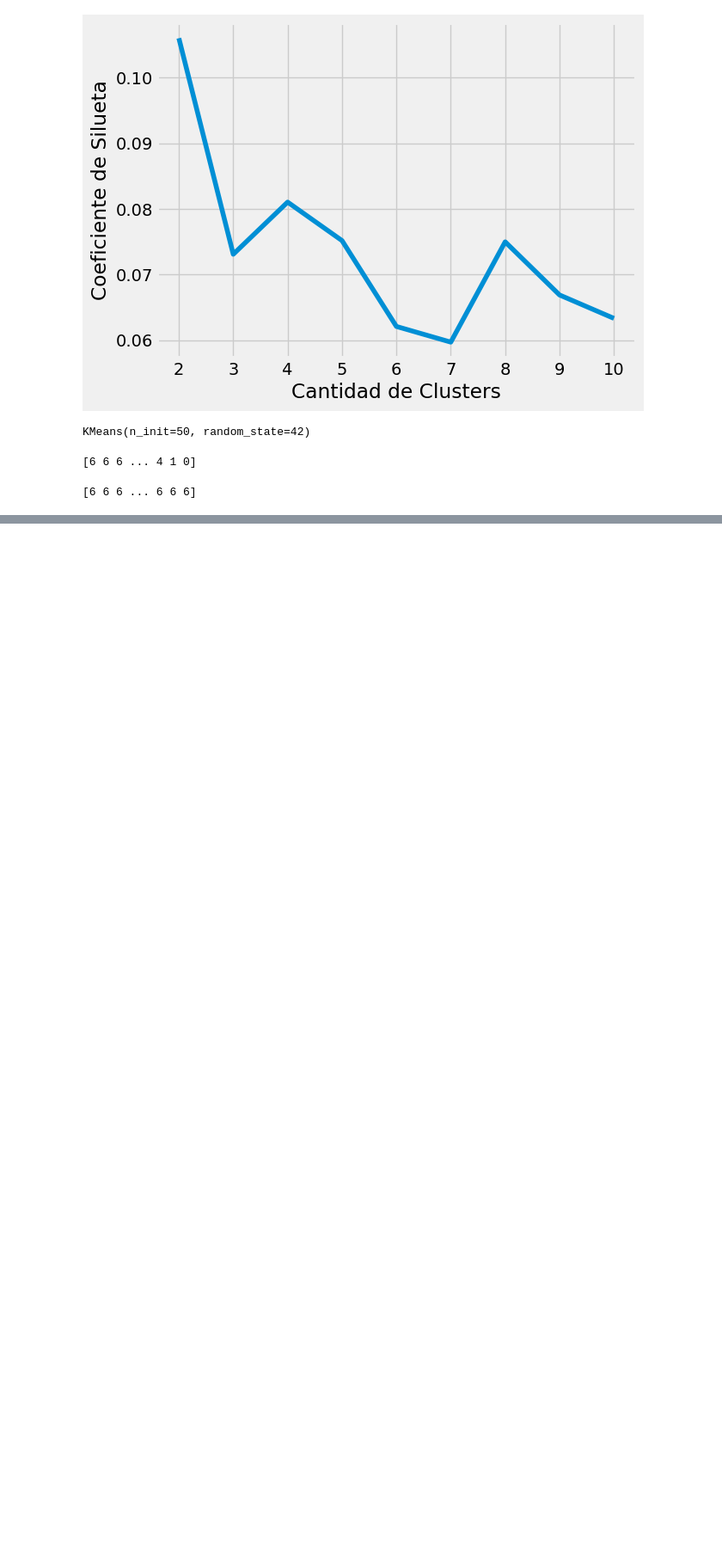
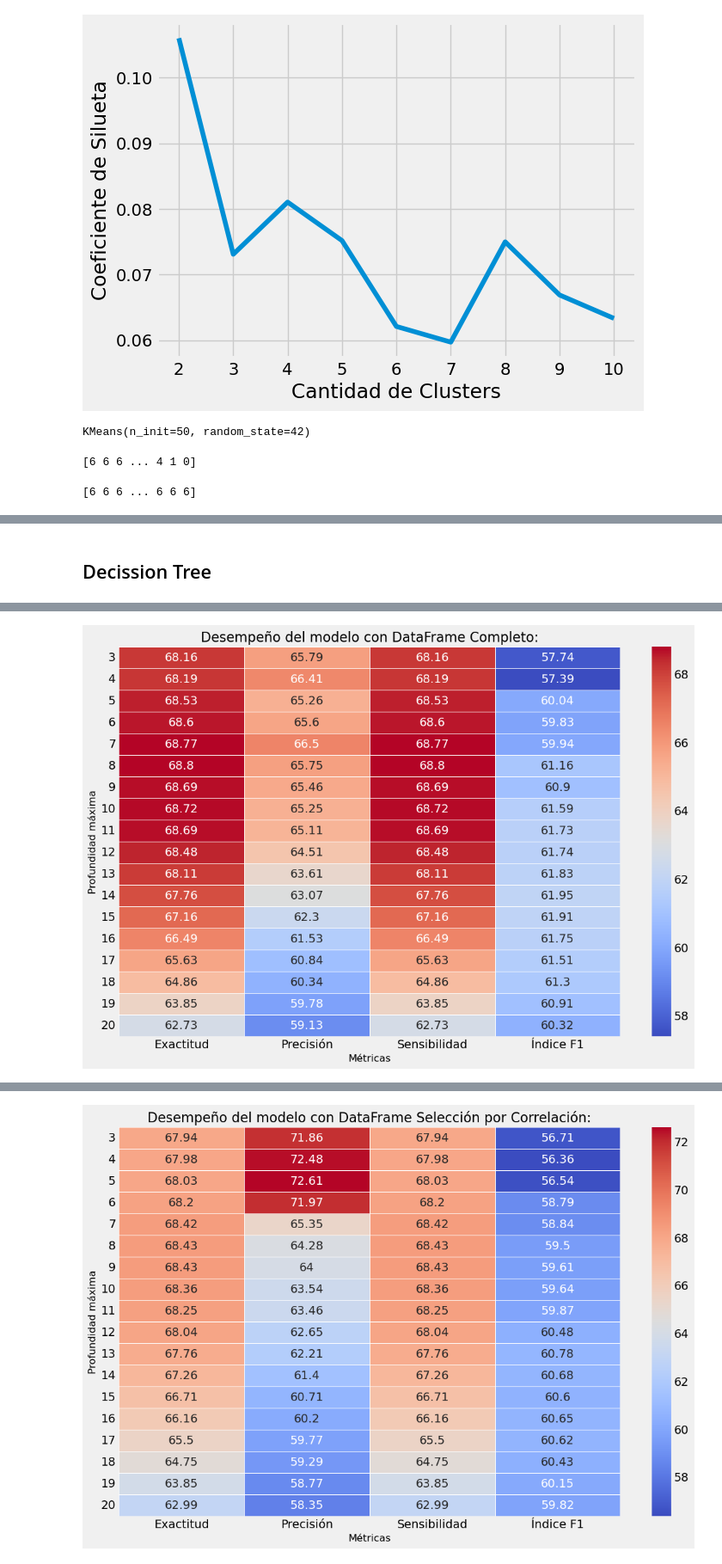
Before and after one commit to NnDz23/TFM, a Jupyter notebook: Notebook TFM.ipynb, the cells around one changed output, grey strips where cells are left out. Shown at 86% size. Cells and saved outputs as stored; diff of their text form; code cells hidden in the pictures; blank space fills up the shorter version.

```diff
--- a/Notebook TFM.ipynb
+++ b/Notebook TFM.ipynb
@@ -1078,5 +703,0 @@ model_pca_lr = LinearRegression()
-# %%
-# Ajustar el modelo a los datos de entrenamiento
-model.fit(X_train, y_train)
-
-model_pca_lr.fit(X_train_pca_lr, y_train_pca_lr)
@@ -1143,0 +761,8 @@ plt.show()
+# %%
+# Usar los LabelEncoders generados en la Matriz de correlación
+df_encoded = label_encode(df_sin_duplicados,label_encoders)
+
+# Remover la variable dependiente del DataFrame
+DF_Columnas_Todas = df_encoded.drop(columns=columna_y).copy()
+
+DF_Columnas_Todas.head()
@@ -1143,0 +838,63 @@ plt.show()
+# %%
+dfs = {
+    'DataFrame Completo': DF_Columnas_Todas,
+    'DataFrame Selección por Correlación': DF_Columnas_Correlacion,
+    'DataFrame con PCA': DF_Columnas_PCA
+}
+# %% [markdown]
+## Decission Tree
+# %%
+# Probar con cada DataFrame
+for nombre, df in dfs.items():
+    print("=====================================================")
+    print("=====================================================")
+    print("")
+    print(f"Árbol de decisión, busqueda de max_depth óptimo con {nombre}:")
+    print("")
+
+    # Separar en datos de entrenamiento y prueba
+    X_train, X_test, y_train, y_test = train_test_split(df, puntaje_global_cat, test_size=0.2, random_state=42)
+
+    # Imprimir los tamaños de los conjuntos de prueba y entrenamiento resultantes
+    print("X_train shape:", X_train.shape)
+    print("X_test shape:", X_test.shape)
+    print("y_train shape:", y_train.shape)
+    print("y_test shape:", y_test.shape)
+    print("")
+
+    resultados_dt = []
+
+    for num in range(3, 21):
+        # Árbol
+        dt_poda = DecisionTreeClassifier(max_depth=num,random_state=42)
+        # Entrenamiento
+        dt_poda = dt_poda.fit(X_train, y_train)
+        # Predicciones
+        y_pred_dt_poda = dt_poda.predict(X_test)
+
+        resultados_dt.append({
+            "Profundidad": num,
+            "Exactitud": round(metrics.accuracy_score(y_test, y_pred_dt_poda)*100,2),
+            "Precisión": round(metrics.precision_score(y_test, y_pred_dt_poda, average='weighted', zero_division=1)*100,2),
+            "Sensibilidad": round(metrics.recall_score(y_test, y_pred_dt_poda, average='weighted', zero_division=1)*100,2),
+            "Índice F1": round(metrics.f1_score(y_test, y_pred_dt_poda, average='weighted', zero_division=1)*100,2)
+        })
+
+    # Convertir a DataFrame para graficar
+    resultados_dt_df = pd.DataFrame(resultados_dt)
+    resultados_dt_df.set_index("Profundidad", inplace=True)
+
+    # Crear mapa de calor
+    plt.figure(figsize=(12, 8))
+    ax = sns.heatmap(resultados_dt_df, annot=True, cmap='coolwarm', fmt=".5g", linewidths=.5)
+
+    # Add title and labels
+    plt.title(f"Desempeño del modelo con {nombre}:", fontsize=16)
+    plt.xlabel("Métricas", fontsize=12)
+    plt.ylabel("Profundidad máxima", fontsize=12)
+
+    ax.set_yticklabels(ax.get_yticklabels(), rotation=0)
+
+    # Show the heatmap
+    plt.show()
+# %% [output]
@@ -1143,0 +910 @@ plt.show()
+[figure, added]
@@ -1143,0 +920 @@ plt.show()
+[figure, added]
```
Also changed, not shown: parts of 49 cells of this notebook.
